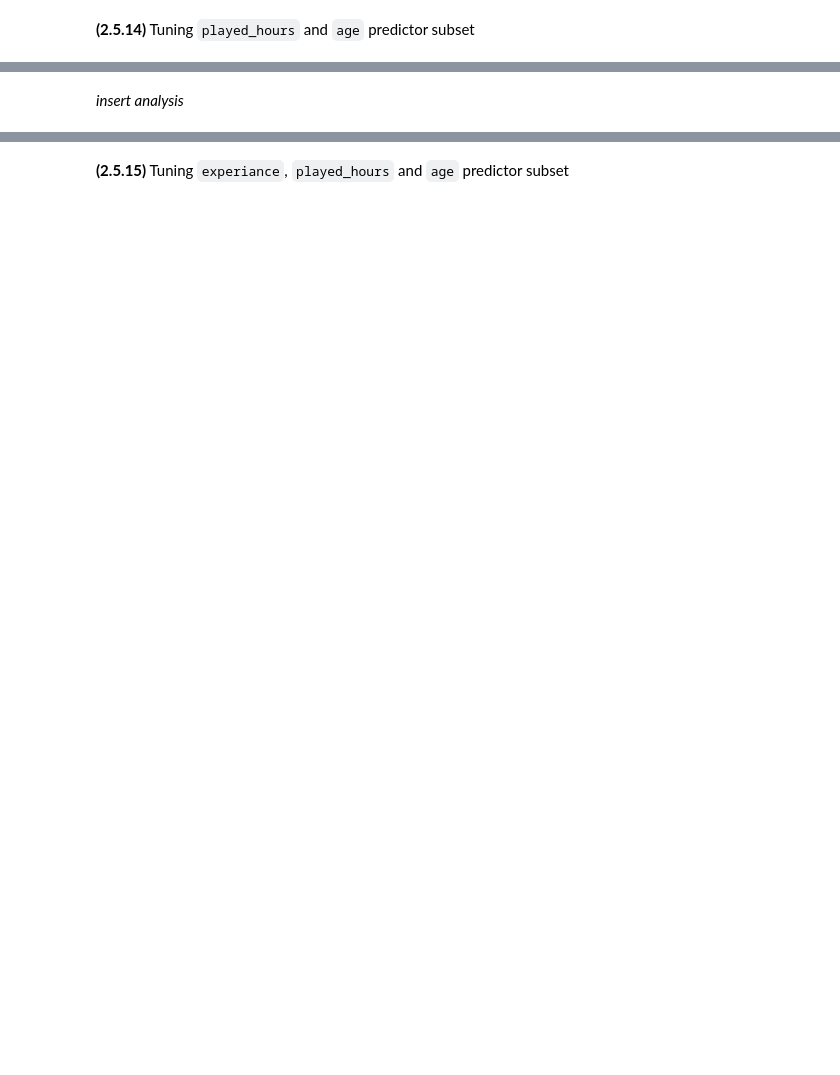
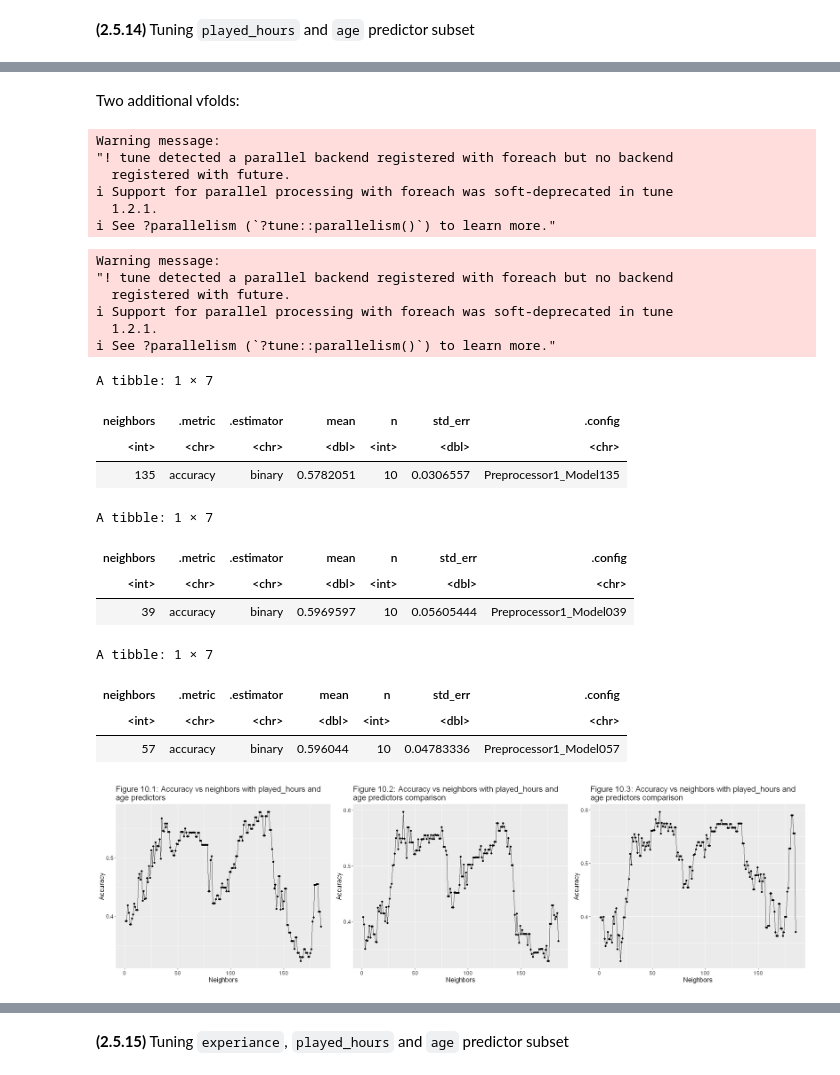
Before and after one commit to mke-l/dsci100-project, a Jupyter notebook: project_group1.ipynb, the cells around one changed output, grey strips where cells are left out. Drawn from its saved outputs; the diff is of its cells as text; code cells hidden in the pictures; blank space fills up the shorter version.

Commit message:
Completed all subset tuning

```diff
--- a/project_group1.ipynb
+++ b/project_group1.ipynb
@@ -875,4 +1003,72 @@ A tibble: 1 × 7
 | 135 | accuracy | binary | 0.5782051 | 10 | 0.0306557 | Preprocessor1_Model135 |
 [figure]
 # %% [markdown]
-*insert analysis*
+Two additional vfolds:
+# %%
+hrs_age_metrics2 <- workflow() |>
+    add_recipe(hrs_age_recipe) |>
+    add_model(knn_tune) |>
+    tune_grid(resamples = players_vfold2, grid = neighbors) |>
+    collect_metrics() |>
+    filter(.metric == "accuracy") |>
+    arrange(desc(mean))
+
+hrs_age_tuning_plot2 <- hrs_age_metrics2 |>
+    ggplot(aes(x = neighbors, y = mean)) +
+    geom_point() +
+    geom_line() +
+    labs(title = "Figure 10.2: Accuracy vs neighbors with played_hours and \nage predictors comparison",
+         x = "Neighbors",
+         y = "Accuracy") +
+    theme(text = element_text(size = 14))
+# %% [output]
+Warning message:
+"! tune detected a parallel backend registered with foreach but no backend
+  registered with future.
+ℹ Support for parallel processing with foreach was soft-deprecated in tune
+  1.2.1.
+ℹ See ?parallelism (`?tune::parallelism()`) to learn more."
+# %%
+hrs_age_metrics3 <- workflow() |>
+    add_recipe(hrs_age_recipe) |>
+    add_model(knn_tune) |>
+    tune_grid(resamples = players_vfold3, grid = neighbors) |>
+    collect_metrics() |>
+    filter(.metric == "accuracy") |>
+    arrange(desc(mean))
+
+hrs_age_tuning_plot3 <- hrs_age_metrics3 |>
+    ggplot(aes(x = neighbors, y = mean)) +
+    geom_point() +
+    geom_line() +
+    labs(title = "Figure 10.3: Accuracy vs neighbors with played_hours and \nage predictors comparison",
+         x = "Neighbors",
+         y = "Accuracy") +
+    theme(text = element_text(size = 14))
+# %% [output]
+Warning message:
+"! tune detected a parallel backend registered with foreach but no backend
+  registered with future.
+ℹ Support for parallel processing with foreach was soft-deprecated in tune
+  1.2.1.
+ℹ See ?parallelism (`?tune::parallelism()`) to learn more."
+# %%
+options(repr.plot.width = 21, repr.plot.height = 6)
+plot_grid(hrs_age_tuning_plot, hrs_age_tuning_plot2, hrs_age_tuning_plot3, ncol = 3)
+slice(hrs_age_metrics, 1)
+slice(hrs_age_metrics2, 1)
+slice(hrs_age_metrics3, 1)
+# %% [output]
+A tibble: 1 × 7
+| neighbors | .metric | .estimator | mean | n | std_err | .config |
+| <int> | <chr> | <chr> | <dbl> | <int> | <dbl> | <chr> |
+| 135 | accuracy | binary | 0.5782051 | 10 | 0.0306557 | Preprocessor1_Model135 |
+A tibble: 1 × 7
+| neighbors | .metric | .estimator | mean | n | std_err | .config |
+| <int> | <chr> | <chr> | <dbl> | <int> | <dbl> | <chr> |
+| 39 | accuracy | binary | 0.5969597 | 10 | 0.05605444 | Preprocessor1_Model039 |
+A tibble: 1 × 7
+| neighbors | .metric | .estimator | mean | n | std_err | .config |
+| <int> | <chr> | <chr> | <dbl> | <int> | <dbl> | <chr> |
+| 57 | accuracy | binary | 0.596044 | 10 | 0.04783336 | Preprocessor1_Model057 |
+[figure, added]
```
Also changed, not shown: parts of 30 cells of this notebook.
